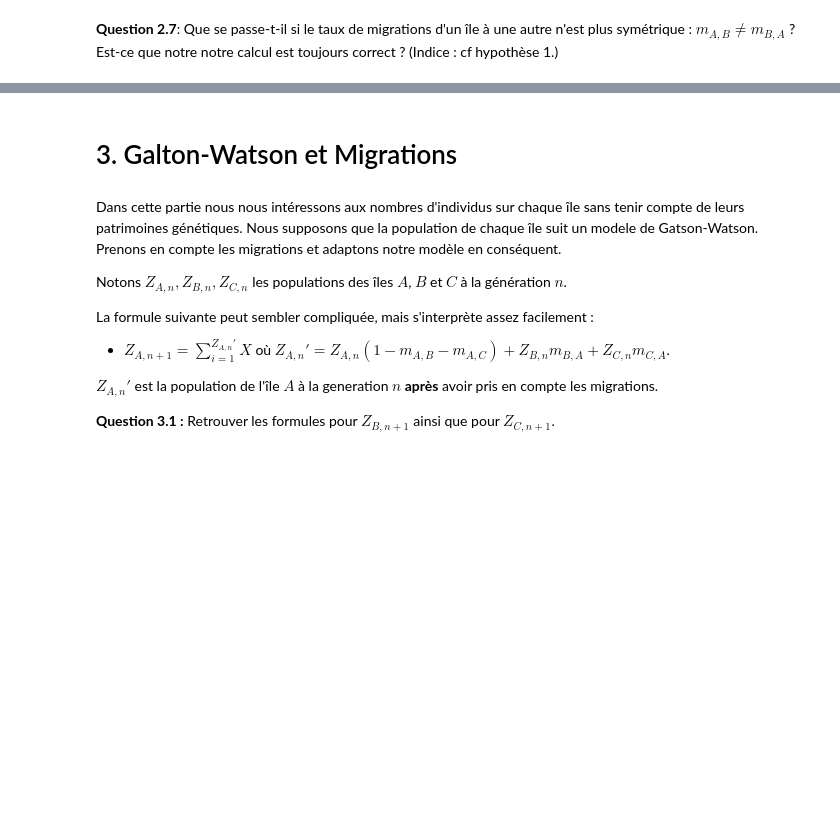
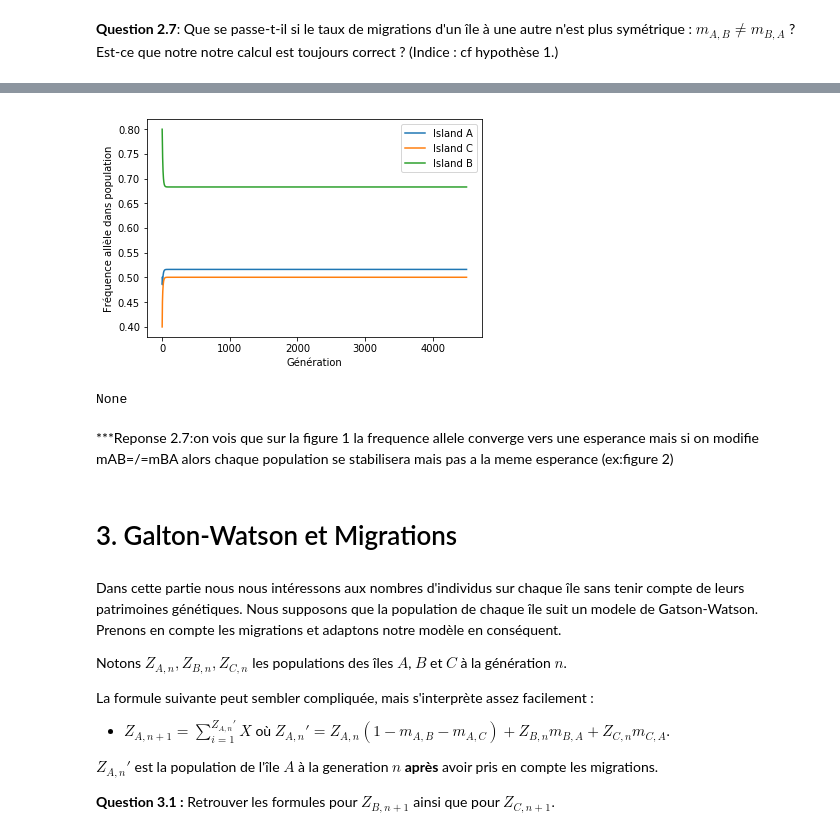
Before and after one commit to dannpr/ARE-dynamic-2019, a Jupyter notebook: Sujet_Dynamique_Population_Etud.ipynb, the cells around one changed output, grey strips where cells are left out. Cells and saved outputs as stored; diff of their text form; code cells hidden in the pictures; blank space fills up the shorter version.

```diff
--- a/Sujet_Dynamique_Population_Etud.ipynb
+++ b/Sujet_Dynamique_Population_Etud.ipynb
@@ -277,3 +428,24 @@ def generation_variante2():
+# %%
+p = {'A' : 0.5,
+    'B' : 0.4,
+    'C' : 0.8} # Initial probability to have red hair
+
+m = {('A','B') : 0.2, # Migration ratio from island 'A' to island 'B'
+     ('B','A') : 0.2,
+     ('A','C') : 0.06,
+     ('C','A') : 0.05,
+     ('B','C') : 0.02,
+     ('C','B') : 0.01}
+n=4500
+
+M = genetics_n_migrations2(p,m,n)
+
+print(plot_genetics(M,p))
+# %% [output]
+[figure, added]
+None
+# %% [markdown]
+***Reponse 2.7:on vois que sur la figure 1 la frequence allele converge vers une esperance mais si on modifie mAB=/=mBA  alors chaque population se stabilisera mais pas a la meme esperance (ex:figure 2)
 # %% [markdown]
 # 3. Galton-Watson et Migrations
 # %% [markdown]
```
Also changed, not shown: parts of 20 cells of this notebook.
